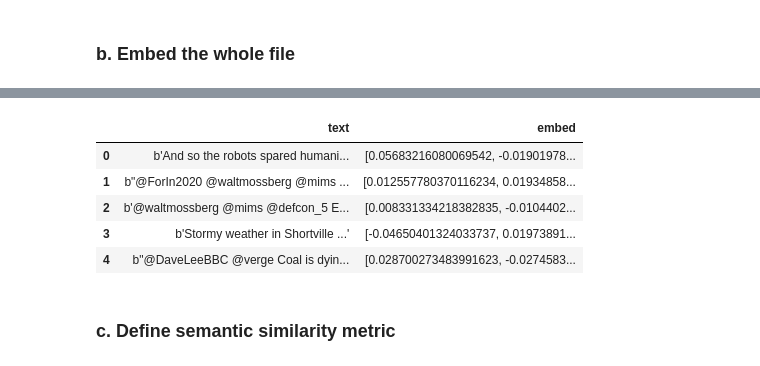
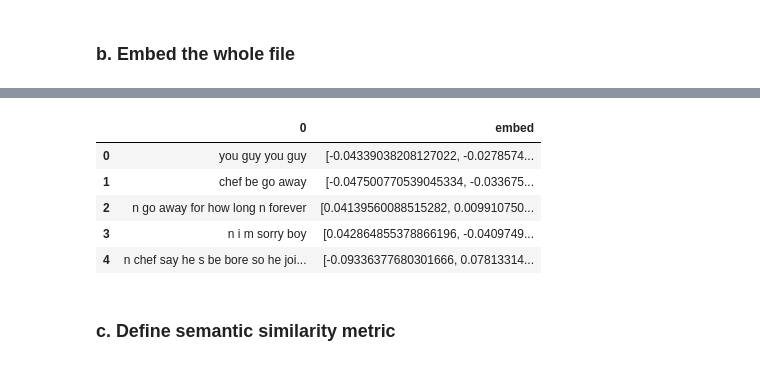
Before and after one commit to maelfabien/Semantic_Search, a Jupyter notebook: SemanticSearch.ipynb, the cells around one changed output, grey strips where cells are left out. Saved outputs shown, nothing was run; the diff lists cells and outputs as text; code cells hidden in the pictures.

```diff
--- a/SemanticSearch.ipynb
+++ b/SemanticSearch.ipynb
@@ -91,6 +104,8 @@ def preprocess(document, max_features = 150, max_sentence_len = 300):
     speech tags to look up the lemma in WordNet, and returns the lowercase
     version of all the words, removing stopwords and punctuation.
     """
+
+    i = 0
 
     def lemmatize(token, tag):
         """
@@ -131,12 +146,13 @@ def preprocess(document, max_features = 150, max_sentence_len = 300):
     document = re.sub(r"\'d", " would ", document)
     document = re.sub(r"\'ll", " will ", document)
     document = re.sub(r"(\d+)(k)", r"\g<1>000", document)
-    document = re.sub(r"\n", " ", document)
+    document = document.replace("\n", " ")
 
     cleaned_document = []
 
     # Break the document into sentences
     for sent in sent_tokenize(document):
+        lemmatized_tokens = []
 
         # Break the sentence into part of speech tagged tokens
         for token, tag in pos_tag(wordpunct_tokenize(sent)):
@@ -147,8 +163,8 @@ def preprocess(document, max_features = 150, max_sentence_len = 300):
             token = token.strip('_')
             token = token.strip('*')
 
-            # If punctuation or stopword, ignore token and continue
-            if token in set(sw.words('english')) or all(char in set(string.punctuation) for char in token):
+            # If punctuation ignore token and continue
+            if all(char in set(string.punctuation) for char in token): #token in set(sw.words('english')) or
                 continue
 
             # Lemmatize the token
@@ -231,7 +341,7 @@ I0328 16:38:48.509640 4613125568 tf_logging.py:115] Saver not created because th
 # %%
 %time
-embed_tweets = []
+embed_south = []
 
-for message in range(len(tweets)) :
-    embed_tweets.append(get_embeds(session, [tweets[message]]))
+for message in range(len(south)) :
+    embed_south.append(get_embeds(session, [south[message]]))
 # %% [output]
@@ -250,0 +350,4 @@ tweets_df.head()
+# %%
+south_df = pd.DataFrame(south)
+south_df['embed'] = embed_south
+south_df.head()
@@ -251,14 +361,14 @@ tweets_df.head()
 # %%
-tweets_df['embed'] = tweets_df['embed'].apply(lambda x : x.astype('float'))
+south_df['embed'] = south_df['embed'].apply(lambda x : x.astype('float'))
 # %%
-tweets_df.head()
+south_df.head()
 # %% [output]
-|  | text | embed |
-| 0 | b'And so the robots spared humani... | [0.05683216080069542, -0.01901978... |
-| 1 | b"@ForIn2020 @waltmossberg @mims ... | [0.012557780370116234, 0.01934858... |
-| 2 | b'@waltmossberg @mims @defcon_5 E... | [0.008331334218382835, -0.0104402... |
-| 3 | b'Stormy weather in Shortville ...' | [-0.04650401324033737, 0.01973891... |
-| 4 | b"@DaveLeeBBC @verge Coal is dyin... | [0.028700273483991623, -0.0274583... |
+|  | 0 | embed |
+| 0 | you guy you guy | [-0.04339038208127022, -0.0278574... |
+| 1 | chef be go away | [-0.047500770539045334, -0.033675... |
+| 2 | n go away for how long n forever | [0.04139560088515282, 0.009910750... |
+| 3 | n i m sorry boy | [0.042864855378866196, -0.0409749... |
+| 4 | n chef say he s be bore so he joi... | [-0.09336377680301666, 0.07813314... |
 # %% [markdown]
 ### c. Define semantic similarity metric
 # %%
```
Also changed, not shown: parts of 39 cells of this notebook, 5 other files.
